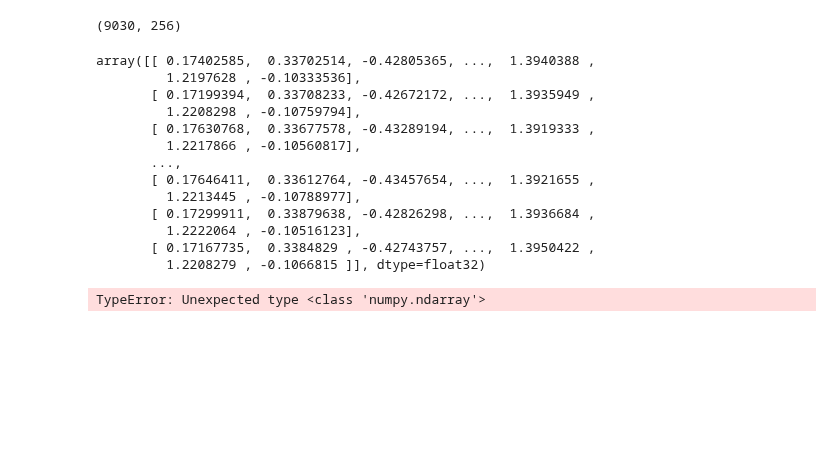
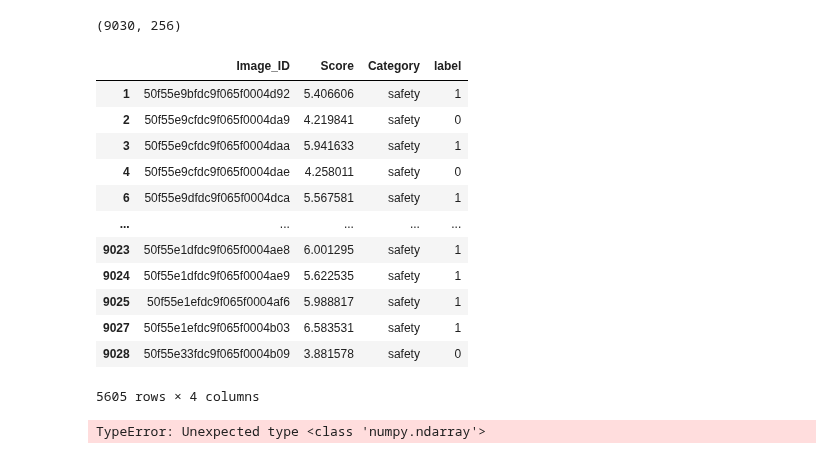
Before and after one commit to CeHouGIS/Safety_Perception_HK, a Jupyter notebook: safety_perception_model/single_model/safety.ipynb, the cells around one changed output. Saved outputs shown, nothing was run; the diff lists cells and outputs as text; code cells hidden in the pictures; blank space fills up the shorter version.

```diff
--- a/safety_perception_model/single_model/safety.ipynb
+++ b/safety_perception_model/single_model/safety.ipynb
@@ -125,19 +125,3 @@ valid_loader = DataLoader(valid_dataset, batch_size=16, shuffle=False)
 # %% [output]
 Using device: cuda:3
 (9030, 256)
-# %%
-img_feature
-# %% [output]
-array([[ 0.17402585,  0.33702514, -0.42805365, ...,  1.3940388 ,
-         1.2197628 , -0.10333536],
-       [ 0.17199394,  0.33708233, -0.42672172, ...,  1.3935949 ,
-         1.2208298 , -0.10759794],
-       [ 0.17630768,  0.33677578, -0.43289194, ...,  1.3919333 ,
-         1.2217866 , -0.10560817],
-       ...,
-       [ 0.17646411,  0.33612764, -0.43457654, ...,  1.3921655 ,
-         1.2213445 , -0.10788977],
-       [ 0.17299911,  0.33879638, -0.42826298, ...,  1.3936684 ,
-         1.2222064 , -0.10516123],
-       [ 0.17167735,  0.3384829 , -0.42743757, ...,  1.3950422 ,
-         1.2208279 , -0.1066815 ]], dtype=float32)
@@ -143,0 +130,16 @@ array([[ 0.17402585,  0.33702514, -0.42805365, ...,  1.3940388 ,
+# %%
+data_nonezero
+# %% [output]
+|  | Image_ID | Score | Category | label |
+| 1 | 50f55e9bfdc9f065f0004d92 | 5.406606 | safety | 1 |
+| 2 | 50f55e9cfdc9f065f0004da9 | 4.219841 | safety | 0 |
+| 3 | 50f55e9cfdc9f065f0004daa | 5.941633 | safety | 1 |
+| 4 | 50f55e9cfdc9f065f0004dae | 4.258011 | safety | 0 |
+| 6 | 50f55e9dfdc9f065f0004dca | 5.567581 | safety | 1 |
+| ... | ... | ... | ... | ... |
+| 9023 | 50f55e1dfdc9f065f0004ae8 | 6.001295 | safety | 1 |
+| 9024 | 50f55e1dfdc9f065f0004ae9 | 5.622535 | safety | 1 |
+| 9025 | 50f55e1efdc9f065f0004af6 | 5.988817 | safety | 1 |
+| 9027 | 50f55e1efdc9f065f0004b03 | 6.583531 | safety | 1 |
+| 9028 | 50f55e33fdc9f065f0004b09 | 3.881578 | safety | 0 |
+5605 rows × 4 columns
```
Also changed, not shown: parts of 2 cells of this notebook, 2 other files.
